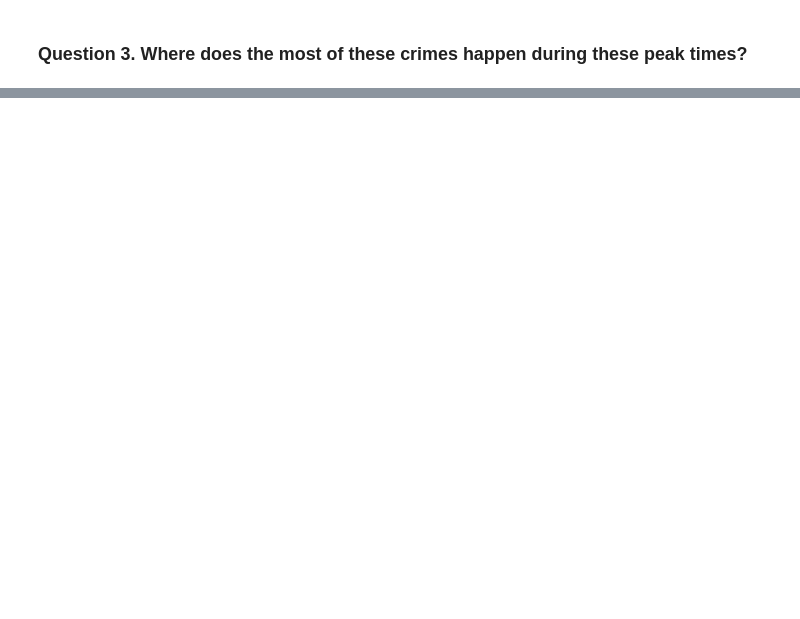
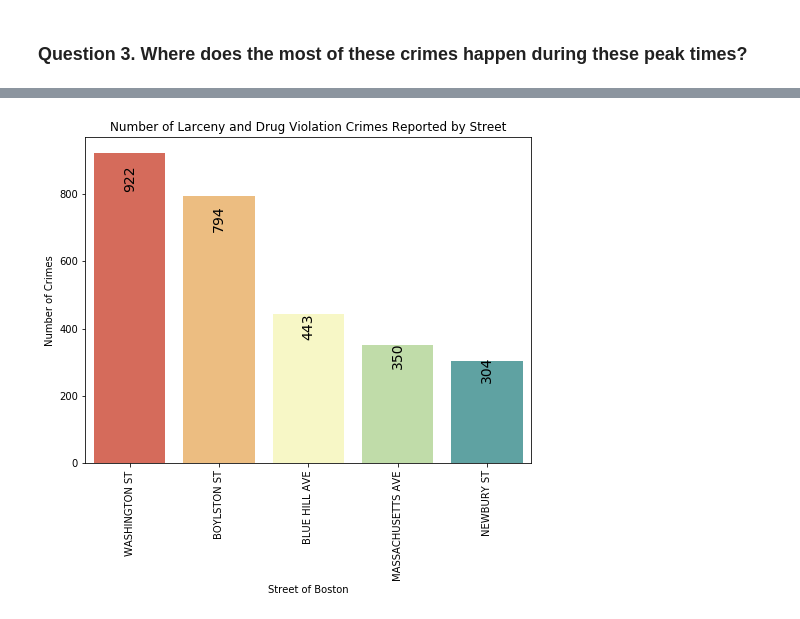
Before and after one commit to annazhaynes/uri_csc593, a Jupyter notebook: homework/Final Project.ipynb, the cells around one changed output, grey strips where cells are left out. Saved outputs shown, nothing was run; the diff lists cells and outputs as text; code cells hidden in the pictures; blank space fills up the shorter version.

```diff
--- a/homework/Final Project.ipynb
+++ b/homework/Final Project.ipynb
@@ -236,0 +267,24 @@ plt.show()
+# %%
+# Make a new dataframe with all data that have these street names
+bostoncrimeLarcenyDrugsWash = bostoncrimeLarcenyDrugs[bostoncrimeLarcenyDrugs.STREET == 'WASHINGTON ST']
+bostoncrimeLarcenyDrugsBoy = bostoncrimeLarcenyDrugs[bostoncrimeLarcenyDrugs.STREET == 'BOYLSTON ST']
+bostoncrimeLarcenyDrugsBlue = bostoncrimeLarcenyDrugs[bostoncrimeLarcenyDrugs.STREET == 'BLUE HILL AVE']
+bostoncrimeLarcenyDrugsMass = bostoncrimeLarcenyDrugs[bostoncrimeLarcenyDrugs.STREET == 'MASSACHUSETTS AVE']
+bostoncrimeLarcenyDrugsNewb = bostoncrimeLarcenyDrugs[bostoncrimeLarcenyDrugs.STREET == 'NEWBURY ST']
+
+bostoncrimeStreets = bostoncrimeLarcenyDrugsWash.append(bostoncrimeLarcenyDrugsBoy)
+bostoncrimeStreets = bostoncrimeStreets.append(bostoncrimeLarcenyDrugsBlue)
+bostoncrimeStreets = bostoncrimeStreets.append(bostoncrimeLarcenyDrugsMass)
+bostoncrimeStreets = bostoncrimeStreets.append(bostoncrimeLarcenyDrugsNewb)
+
+# Plot a bargraph of the new dataframe
+plt.figure(figsize=(8,6))
+crimeStreets = sns.countplot(x="STREET", palette='Spectral', data=bostoncrimeStreets)
+plt.xlabel('Street of Boston')
+crimeStreets.set_xticklabels(crimeStreets.get_xticklabels(), rotation=90)
+plt.ylabel('Number of Crimes')
+plt.title('Number of Larceny and Drug Violation Crimes Reported by Street')
+show_values_on_bars(crimeStreets,14)
+plt.show()
+# %% [output]
+[figure, added]
```
Also changed, not shown: parts of 14 cells of this notebook.
